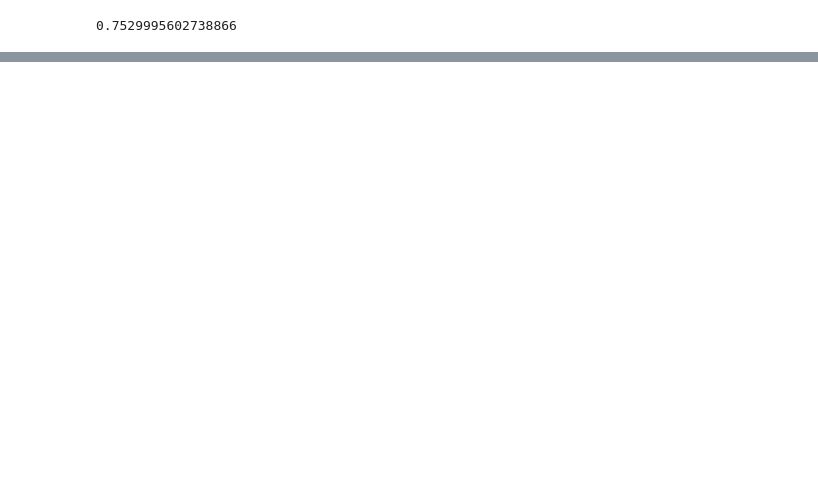
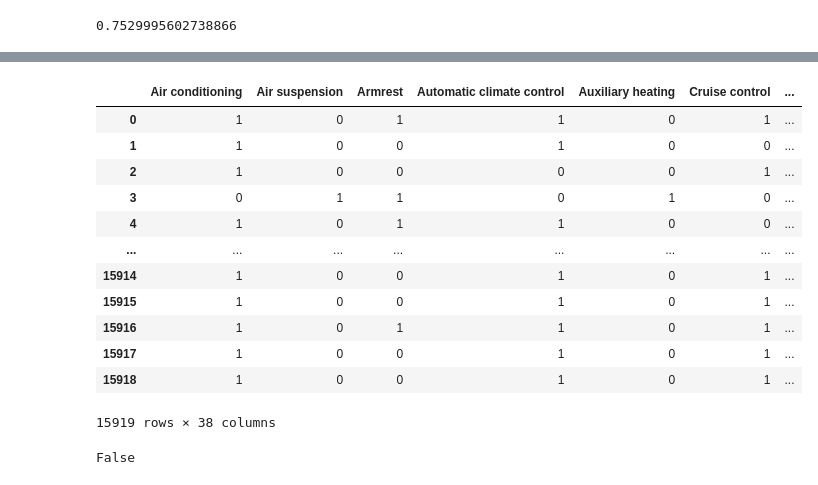
Before and after one commit to mervegurbuzz/scout_car_EDA_project, a Jupyter notebook: scout_car_project.ipynb, the cells around one changed output, grey strips where cells are left out. Saved outputs shown, nothing was run; the diff lists cells and outputs as text; code cells hidden in the pictures; blank space fills up the shorter version.

```diff
--- a/scout_car_project.ipynb
+++ b/scout_car_project.ipynb
@@ -352,0 +1157,2 @@ data['Inspection new'].isnull().sum() / len(data['Inspection new'])
+# %%
+data['Comfort&Convenience'] = [np.nan if data['Comfort&Convenience'].iloc[i] == "" else data['Comfort&Convenience'].iloc[i] for i in range(len(data['Comfort&Convenience']))]
@@ -352,0 +1195,20 @@ data['Inspection new'].isnull().sum() / len(data['Inspection new'])
+# %%
+data['Comfort&Convenience'].str.get_dummies(sep = ',')
+# %% [output]
+|  | Air conditioning | Air suspension | Armrest | Automatic climate control | Auxiliary heating | Cruise control | ... |
+| 0 | 1 | 0 | 1 | 1 | 0 | 1 | ... |
+| 1 | 1 | 0 | 0 | 1 | 0 | 0 | ... |
+| 2 | 1 | 0 | 0 | 0 | 0 | 1 | ... |
+| 3 | 0 | 1 | 1 | 0 | 1 | 0 | ... |
+| 4 | 1 | 0 | 1 | 1 | 0 | 0 | ... |
+| ... | ... | ... | ... | ... | ... | ... | ... |
+| 15914 | 1 | 0 | 0 | 1 | 0 | 1 | ... |
+| 15915 | 1 | 0 | 0 | 1 | 0 | 1 | ... |
+| 15916 | 1 | 0 | 1 | 1 | 0 | 1 | ... |
+| 15917 | 1 | 0 | 0 | 1 | 0 | 1 | ... |
+| 15918 | 1 | 0 | 0 | 1 | 0 | 1 | ... |
+15919 rows × 38 columns
+# %%
+'Windshield' in data['Comfort&Convenience'][0]
+# %% [output]
+False
```
Also changed, not shown: parts of 403 cells of this notebook, 3 other files.
